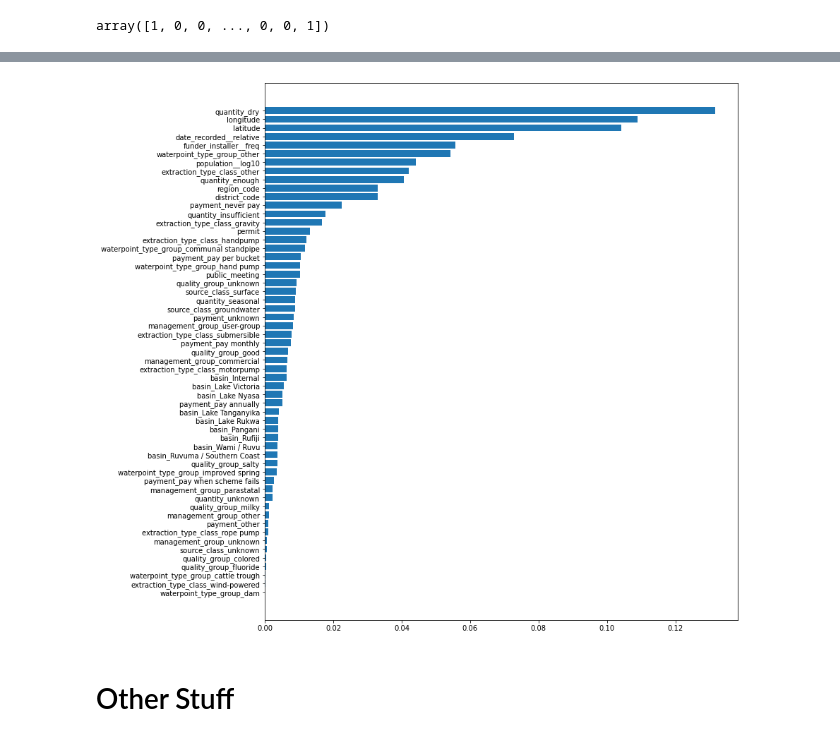
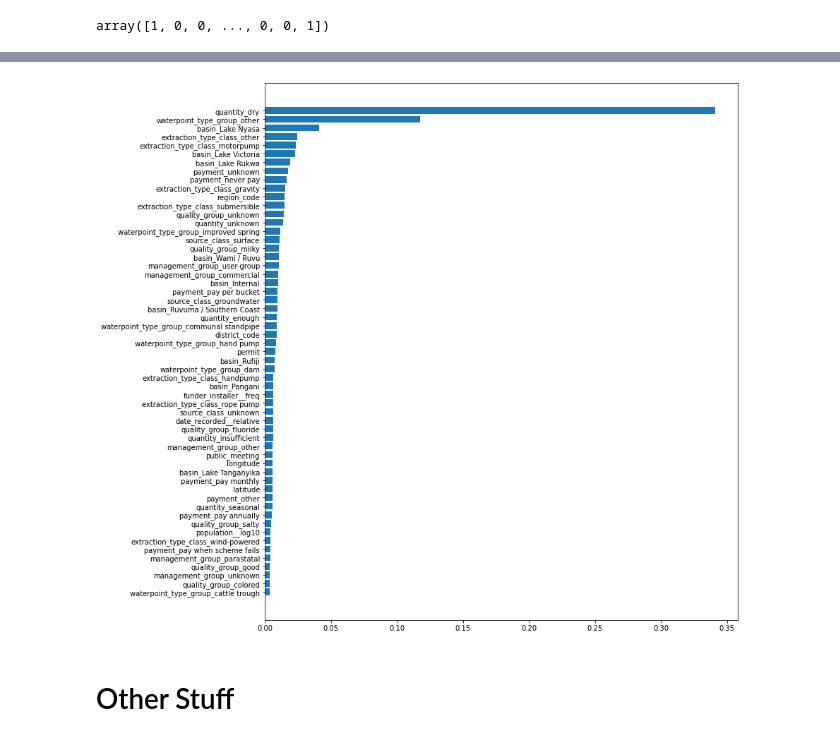
Before and after one commit to budvinchathura/ML-project-drivendata, a Jupyter notebook: ML_project_drivendata.ipynb, the cells around one changed output, grey strips where cells are left out. Saved outputs shown, nothing was run; the diff lists cells and outputs as text; code cells hidden in the pictures.

```diff
--- a/ML_project_drivendata.ipynb
+++ b/ML_project_drivendata.ipynb
@@ -753,0 +723,10 @@ test_result
+# %%
+def plot_importances(classif, x_df):
+    importances = classif.feature_importances_
+    indices = np.argsort(importances)
+
+    fig, ax = plt.subplots()
+    fig.set_size_inches(12, 14)
+    ax.barh(range(len(importances)), importances[indices])
+    ax.set_yticks(range(len(importances)))
+    _ = ax.set_yticklabels(np.array(x_df.columns)[indices])
@@ -754,3 +769,9 @@ test_result
 # %%
+new_classifier = XGBClassifier(n_estimators=800,subsample=0.8, use_label_encoder=False, random_state = 6, max_depth=8, learning_rate=0.04, verbosity=1)
+new_classifier.fit(X, y)
+
+test_data_pred = new_classifier.predict(test_data_df)
+test_result = pd.concat([test_data_ids, pd.DataFrame(test_data_pred)], axis=1)
+test_result.columns = ['id', 'status_group']
 test_result['status_group'] = test_result['status_group'].apply(lambda x: 'functional' if x==0 else ('non functional' if x==1 else 'functional needs repair'))
-test_result
+test_result.to_csv('submission.csv', sep=',', index=False)
@@ -773,14 +778,7 @@ test_result.to_csv('submission.csv', sep=',', index=False)
-# %%
-importances = new_classifier.feature_importances_
-indices = np.argsort(importances)
-
-fig, ax = plt.subplots()
-fig.set_size_inches(12, 14)
-ax.barh(range(len(importances)), importances[indices])
-ax.set_yticks(range(len(importances)))
-_ = ax.set_yticklabels(np.array(X_train.columns)[indices])
-# %% [output]
-[figure, removed]
+# %%
+plot_importances(new_classifier, X)
+# %% [output]
+[figure, added]
 # %% [markdown]
 # Other Stuff
 # %%
```
Also changed, not shown: parts of 16 cells of this notebook.
